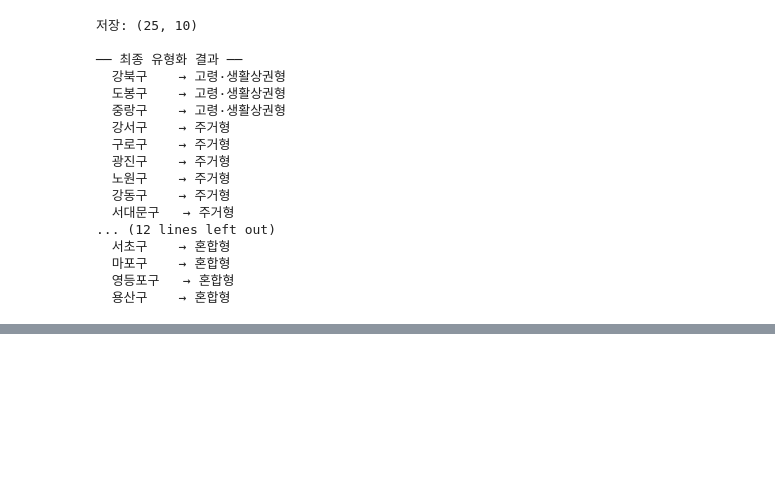
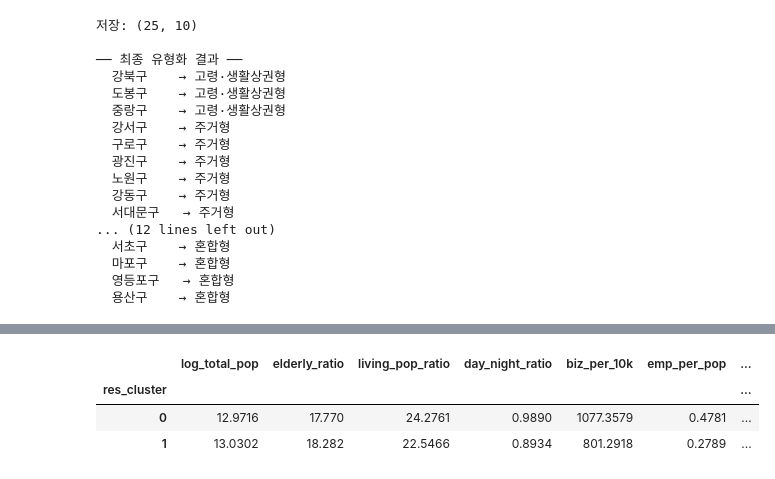
Before and after one commit to seoyeon435/seoul-bigdata, a Jupyter notebook: notebooks/02_analysis/02_clustering.ipynb, the cells around one changed output, grey strips where cells are left out. Drawn from its saved outputs; the diff is of its cells as text; code cells hidden in the pictures; blank space fills up the shorter version.

```diff
--- a/notebooks/02_analysis/02_clustering.ipynb
+++ b/notebooks/02_analysis/02_clustering.ipynb
@@ -494,0 +669,83 @@ summary
+# %%
+# ─────────────────────────────────────────────────────────
+# 10-3. 주거형 하위군집 프로파일 확인 및 자동 라벨링
+# ─────────────────────────────────────────────────────────
+
+# 원값 기준 평균
+res_profile = res.groupby('res_cluster')[RES_CLUSTER_VARS].mean()
+
+print("주거형 하위군집 평균 특성값:")
+display(res_profile.round(4))
+
+# 해석용 핵심 변수만 따로 보기
+res_display_cols = [
+    c for c in [
+        'log_total_pop', 'log_households', 'elderly_ratio',
+        'living_pop_ratio', 'day_night_ratio',
+        'biz_per_10k', 'emp_per_pop', 'food_accom_ratio', 'avg_hh_size'
+    ] if c in res_profile.columns
+]
+
+print("\n해석용 핵심 지표:")
+display(res_profile[res_display_cols].round(4))
+
+# ---------------------------------------------------------
+# 라벨링 기준
+# - 규모(log_total_pop, log_households)가 더 큰 군집 → 주거 중심형
+# - 나머지 → 생활권 주거형
+# ---------------------------------------------------------
+size_cols = [c for c in ['log_total_pop', 'log_households'] if c in res_profile.columns]
+
+if len(size_cols) > 0:
+    size_score = res_profile[size_cols].mean(axis=1)
+else:
+    raise ValueError("log_total_pop 또는 log_households 중 최소 1개는 있어야 합니다.")
+
+large_cluster = size_score.idxmax()
+
+RES_LABEL_MAP = {}
+for c in res_profile.index:
+    if c == large_cluster:
+        RES_LABEL_MAP[c] = '주거 중심형'
+    else:
+        RES_LABEL_MAP[c] = '생활권 주거형'
+
+print("\n주거형 하위군집 라벨:")
+for c, label in RES_LABEL_MAP.items():
+    gus = res.loc[res['res_cluster'] == c, 'gu'].tolist()
+    print(f"  Residential Cluster {c} → {label}: {gus}")
+
+# res에 반영
+res = res.copy()
+res['res_type'] = res['res_cluster'].map(RES_LABEL_MAP)
+
+# ---------------------------------------------------------
+# f에 최종 유형 반영
+# ---------------------------------------------------------
+f = f.copy()
+f['gu_type_final'] = f['gu_type']
+
+res_type_map = res.set_index('gu')['res_type']
+mask_res = f['gu'].isin(res_type_map.index)
+f.loc[mask_res, 'gu_type_final'] = f.loc[mask_res, 'gu'].map(res_type_map)
+
+# ---------------------------------------------------------
+# 최종 유형 출력 순서
+# ※ 실제 데이터에 존재하는 유형만 출력
+# ---------------------------------------------------------
+candidate_type_order = [
+    '상업·업무형',
+    '고령·생활상권형',
+    '주거 중심형',
+    '생활권 주거형',
+    '혼합형',
+    '물류·혼합형'
+]
+
+final_type_order = [t for t in candidate_type_order if t in f['gu_type_final'].unique()]
+
+print("\n── 최종 유형 결과 ──")
+for t in final_type_order:
+    gus = sorted(f.loc[f['gu_type_final'] == t, 'gu'].tolist())
+    print(f"{t} ({len(gus)}): {gus}")
+# %% [output]
@@ -494,0 +753,4 @@ summary
+|  | log_total_pop | elderly_ratio | living_pop_ratio | day_night_ratio | biz_per_10k | emp_per_pop | ... |
+| res_cluster |  |  |  |  |  |  | ... |
+| 0 | 12.9716 | 17.770 | 24.2761 | 0.9890 | 1077.3579 | 0.4781 | ... |
+| 1 | 13.0302 | 18.282 | 22.5466 | 0.8934 | 801.2918 | 0.2789 | ... |
```
Also changed, not shown: parts of 7 cells of this notebook.
